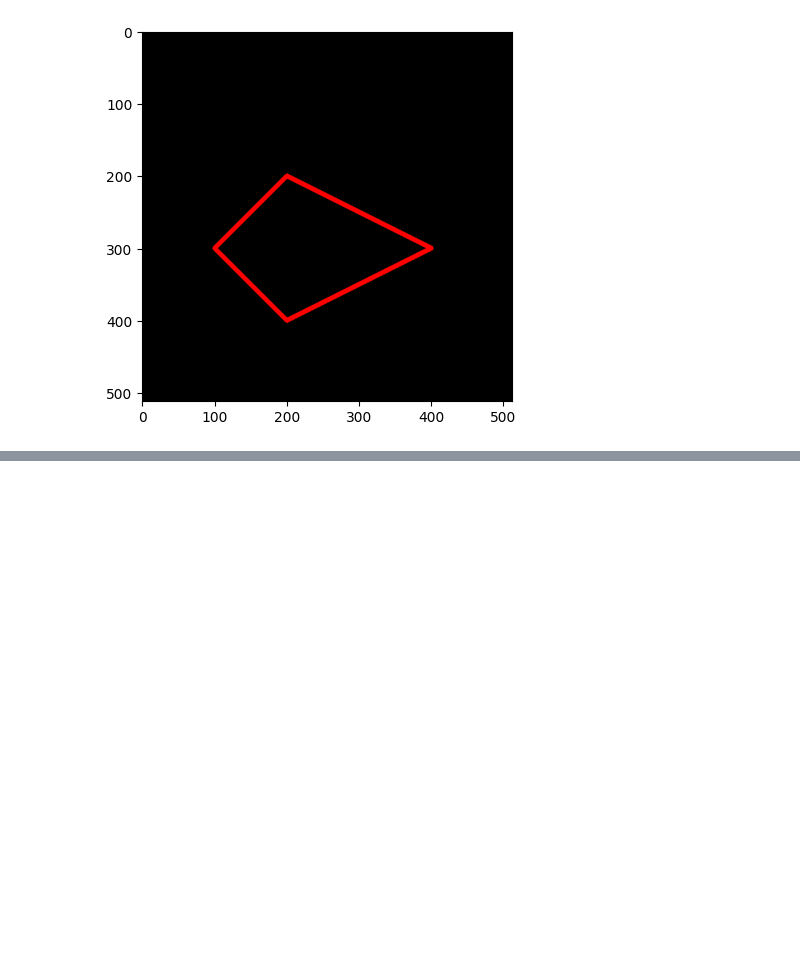
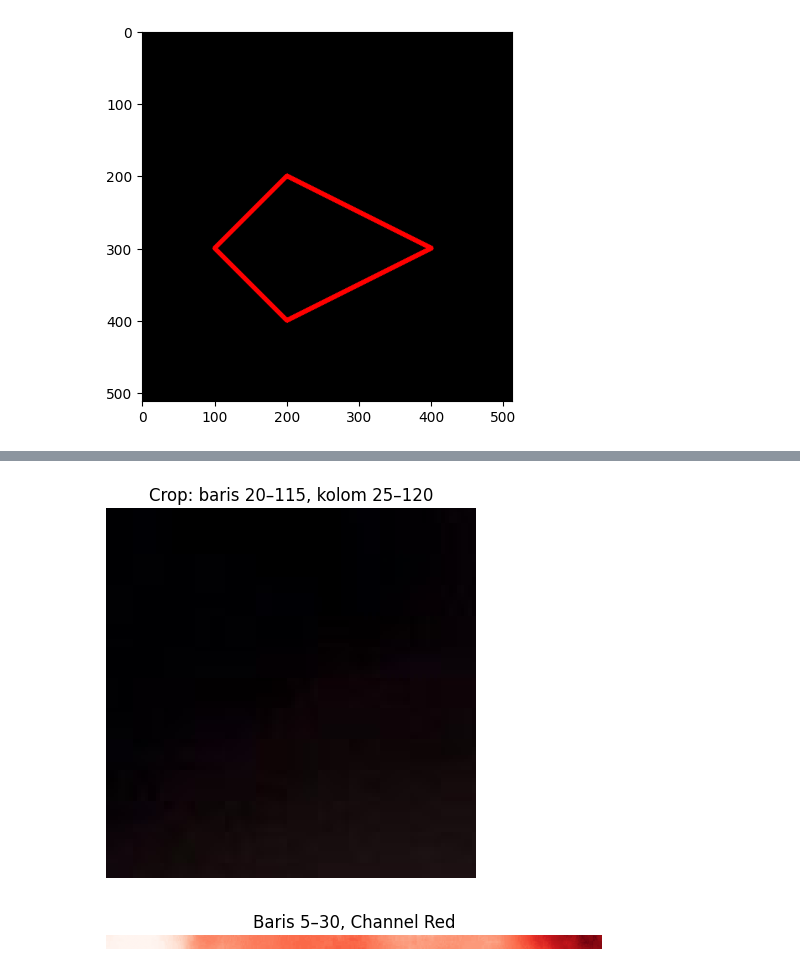
Before and after one commit to hikmahabdillah/PCVK_Ganjil_2025, a Jupyter notebook: Week2.ipynb, the cells around one changed output, grey strips where cells are left out. Cells and saved outputs as stored; diff of their text form; code cells hidden in the pictures; blank space fills up the shorter version.

```diff
--- a/Week2.ipynb
+++ b/Week2.ipynb
@@ -128,0 +206,20 @@ plt.imshow(black_img2)
+# %%
+# 3. Tampilkan image baris ke 20–115, kolom 25–120!
+img_boxes = img_rgb.copy()
+
+crop = img_boxes[20:116, 25:121]
+plt.imshow(crop)
+plt.title("Crop: baris 20–115, kolom 25–120")
+plt.axis('off')
+plt.show()
+# %% [output]
+[figure, added]
+# %%
+# 4. Tampilkan image baris ke 5–30, semua kolom, channel Red saja!
+red_channel = img[5:31, :, 2]  # channel 2 = Red di OpenCV (BGR)
+plt.imshow(red_channel, cmap='Reds')
+plt.title("Baris 5–30, Channel Red")
+plt.axis('off')
+plt.show()
+# %% [output]
+[figure, added]
```
Also changed, not shown: parts of 11 cells of this notebook.
